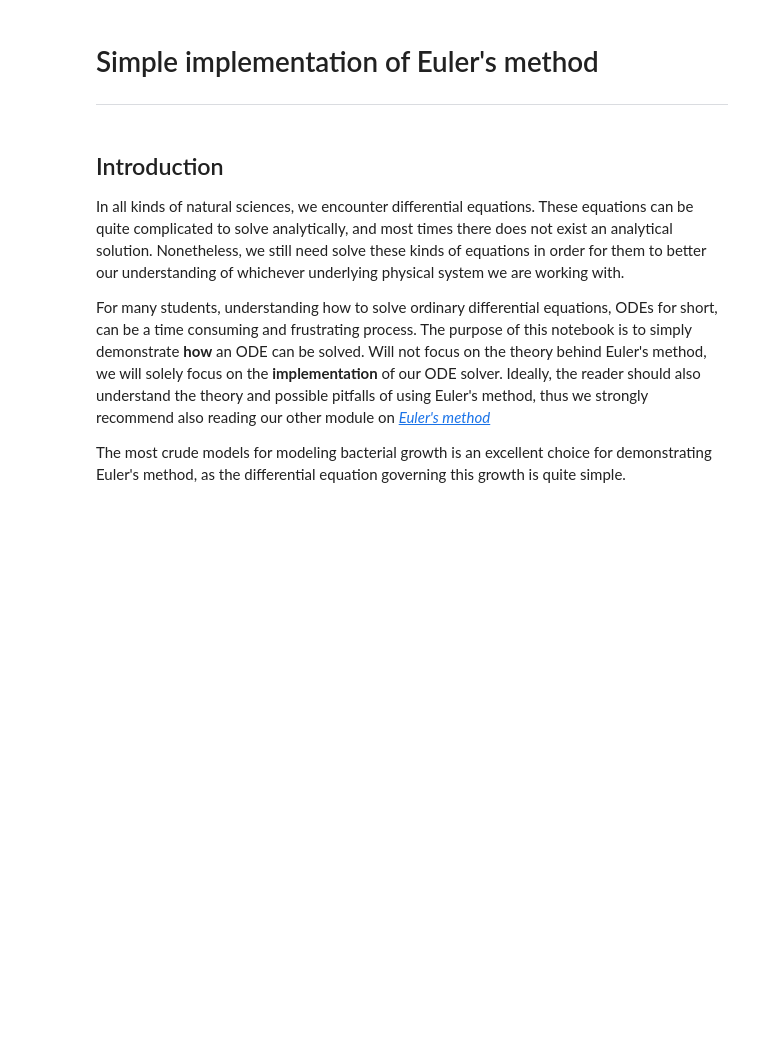
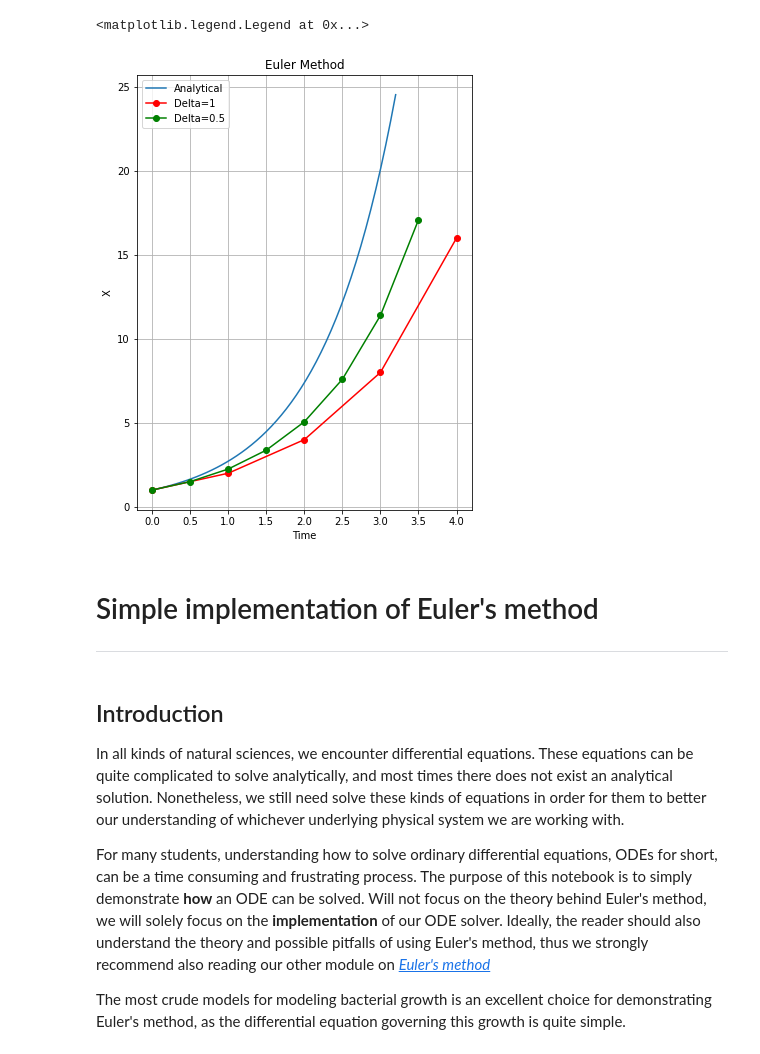
Before and after one commit to MarioBolanos/Modelado-y-Simulacion, a Jupyter notebook: Eulers_method__1.ipynb, the cells around one changed output. Cells and saved outputs as stored; diff of their text form; code cells hidden in the pictures; blank space fills up the shorter version.

```diff
--- a/Eulers_method__1.ipynb
+++ b/Eulers_method__1.ipynb
@@ -3,3 +14,19 @@
+# %%
+plt.subplots(figsize=(6,8))
+t=np.linspace(0,3.2,50)
+x=np.exp(t)
+plt.plot(t,x, label='Analytical')
+plt.xlabel('Time')
+plt.ylabel('X')
+plt.title('Euler Method')
+plt.grid()
+plt.plot([0,1,2,3,4],[1,2,4,8,16],'ro-',label='Delta=1')
+plt.plot([0,0.5,1,1.5,2,2.5,3,3.5,],[1,1.5,2.25,3.375,5.0625,7.59375,11.390625,17.0859375],'go-',label='Delta=0.5')
+
+plt.legend()
+# %% [output]
+<matplotlib.legend.Legend at 0x...>
+[figure, added]
 # %% [markdown]
 
 # Simple implementation of Euler's method
```
Also changed, not shown: parts of 2 cells of this notebook.
